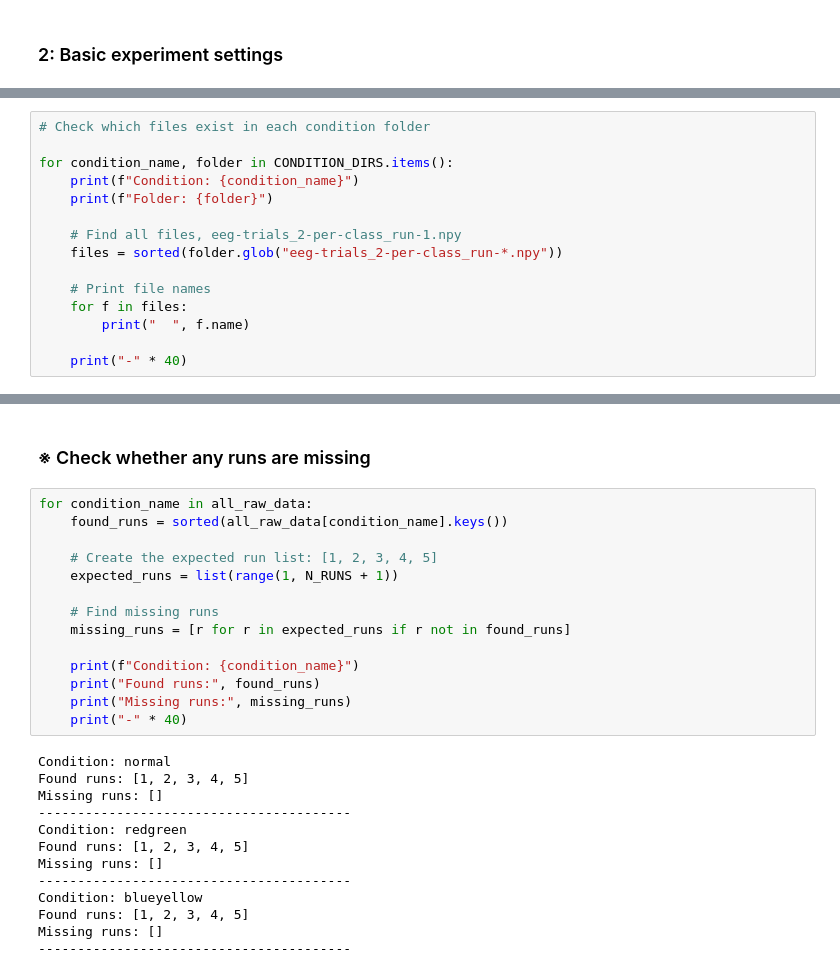
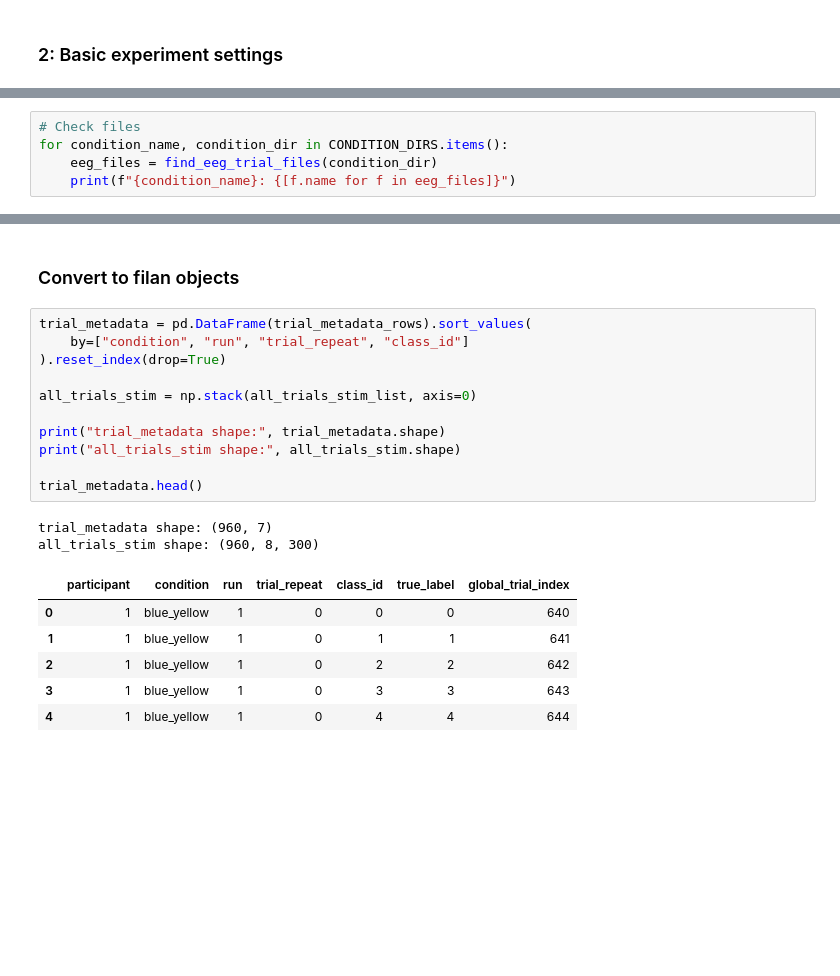
Before and after one commit to cogs189-team3/OpenVEP, a Jupyter notebook: notebooks/load_and_qc.ipynb, the cells around one changed output, grey strips where cells are left out. Drawn from its saved outputs; the diff is of its cells as text; blank space fills up the shorter version.

```diff
--- a/notebooks/load_and_qc.ipynb
+++ b/notebooks/load_and_qc.ipynb
@@ -57,15 +55,0 @@ OUTPUT_DIR.mkdir(parents=True, exist_ok=True)
-# %%
-# Check which files exist in each condition folder
-
-for condition_name, folder in CONDITION_DIRS.items():
-    print(f"Condition: {condition_name}")
-    print(f"Folder: {folder}")
-
-    # Find all files, eeg-trials_2-per-class_run-1.npy
-    files = sorted(folder.glob("eeg-trials_2-per-class_run-*.npy"))
-
-    # Print file names
-    for f in files:
-        print("  ", f.name)
-
-    print("-" * 40)
@@ -89,0 +87,5 @@ Folder: ../data/redgreen_cyton8_alternating-vep_32-class_1.2s/sub-01/ses-01
+# %%
+# Check files
+for condition_name, condition_dir in CONDITION_DIRS.items():
+    eeg_files = find_eeg_trial_files(condition_dir)
+    print(f"{condition_name}: {[f.name for f in eeg_files]}")
@@ -151,30 +147,23 @@ qc_df
 # %% [markdown]
-### ※ Check whether any runs are missing
+### Convert to filan objects
 # %%
-for condition_name in all_raw_data:
-    found_runs = sorted(all_raw_data[condition_name].keys())
+trial_metadata = pd.DataFrame(trial_metadata_rows).sort_values(
+    by=["condition", "run", "trial_repeat", "class_id"]
+).reset_index(drop=True)
 
-    # Create the expected run list: [1, 2, 3, 4, 5]
-    expected_runs = list(range(1, N_RUNS + 1))
+all_trials_stim = np.stack(all_trials_stim_list, axis=0)
 
-    # Find missing runs
-    missing_runs = [r for r in expected_runs if r not in found_runs]
+print("trial_metadata shape:", trial_metadata.shape)
+print("all_trials_stim shape:", all_trials_stim.shape)
 
-    print(f"Condition: {condition_name}")
-    print("Found runs:", found_runs)
-    print("Missing runs:", missing_runs)
-    print("-" * 40)
+trial_metadata.head()
 # %% [output]
-Condition: normal
-Found runs: [1, 2, 3, 4, 5]
-Missing runs: []
-----------------------------------------
-Condition: redgreen
-Found runs: [1, 2, 3, 4, 5]
-Missing runs: []
-----------------------------------------
-Condition: blueyellow
-Found runs: [1, 2, 3, 4, 5]
-Missing runs: []
-----------------------------------------
+trial_metadata shape: (960, 7)
+all_trials_stim shape: (960, 8, 300)
+|  | participant | condition | run | trial_repeat | class_id | true_label | global_trial_index |
+| 0 | 1 | blue_yellow | 1 | 0 | 0 | 0 | 640 |
+| 1 | 1 | blue_yellow | 1 | 0 | 1 | 1 | 641 |
+| 2 | 1 | blue_yellow | 1 | 0 | 2 | 2 | 642 |
+| 3 | 1 | blue_yellow | 1 | 0 | 3 | 3 | 643 |
+| 4 | 1 | blue_yellow | 1 | 0 | 4 | 4 | 644 |
 # %% [markdown]
```
Also changed, not shown: parts of 26 cells of this notebook, 3 other files.
